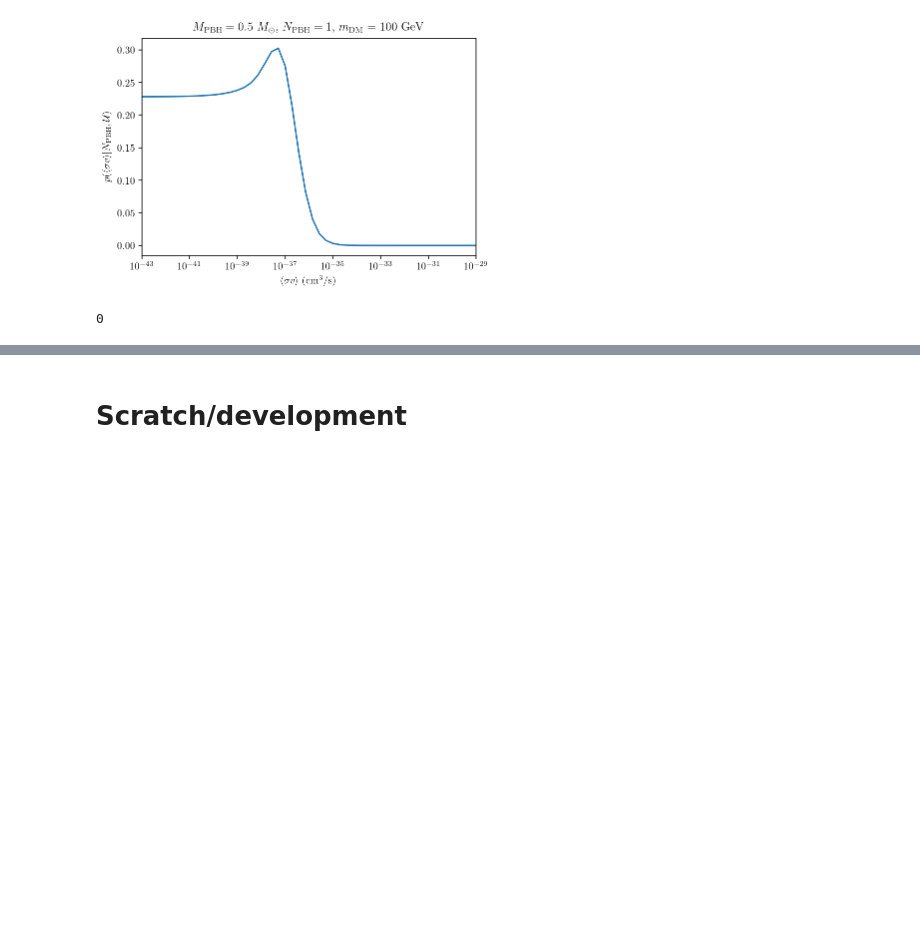
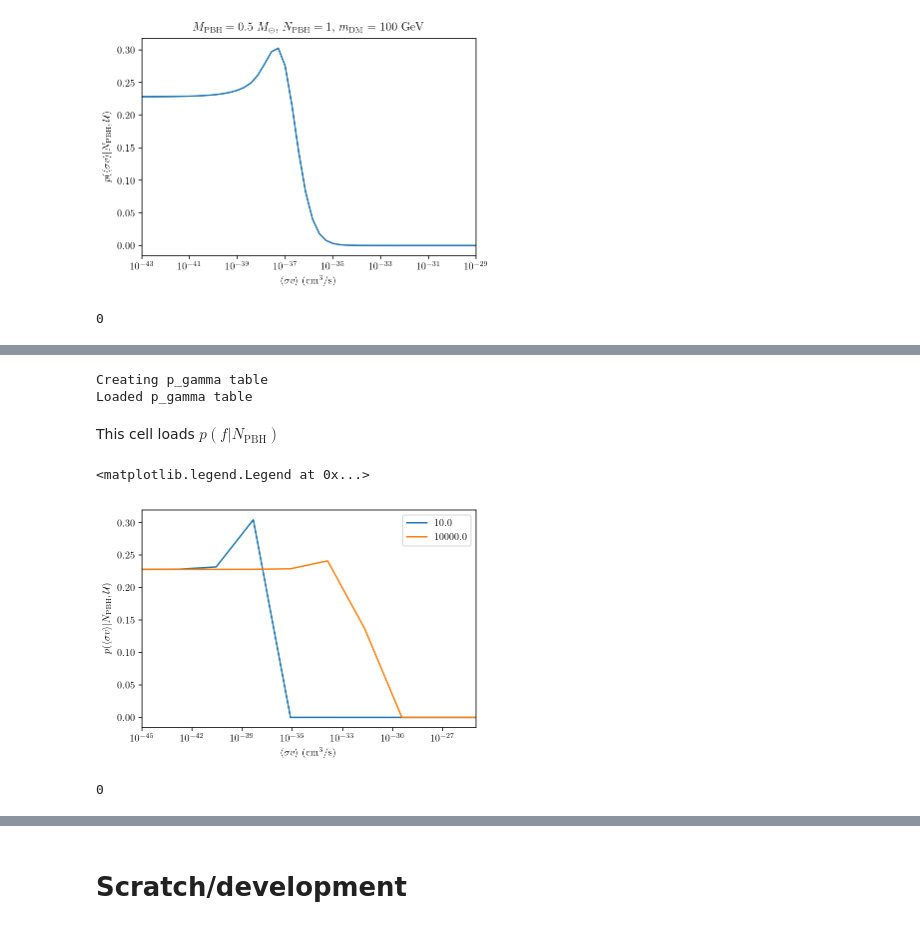
Before and after one commit to adam-coogan/pbhs_vs_wimps, a Jupyter notebook: detecting_dm_with_pbhs_08_feb_2019.ipynb, the cells around one changed output, grey strips where cells are left out. Saved outputs shown, nothing was run; the diff lists cells and outputs as text; code cells hidden in the pictures; blank space fills up the shorter version.

Commit message:
Made command line script for calculating the posterior.

```diff
--- a/detecting_dm_with_pbhs_08_feb_2019.ipynb
+++ b/detecting_dm_with_pbhs_08_feb_2019.ipynb
@@ -69,0 +88,15 @@ os.system("say 'Did it!'")
+# %%
+m_pbh = 0.2
+n_pbh = 10  # number of detected PBHs
+
+print("Creating p_gamma table")
+m_dms = np.logspace(1, 4, 2)
+svs = np.logspace(-45, -25, 10)
+save_p_gamma_table(m_pbh, m_dms, svs, n_samples=100000)
+m_dms, svs, p_gamma = load_p_gamma(m_pbh)
+print("Loaded p_gamma table")
+# %% [output]
+Creating p_gamma table
+Loaded p_gamma table
+# %% [markdown]
+This cell loads $p(f|N_{\mathrm{PBH}})$
@@ -69,0 +110,21 @@ os.system("say 'Did it!'")
+# %%
+m_dms, svs, post_vals = load_posterior(m_pbh, n_pbh)
+# %%
+# Plot results for lowest DM mass
+plt.plot(svs, post_vals[0], label=m_dms[0])
+plt.plot(svs, post_vals[-1], label=m_dms[-1])
+
+plt.xscale("log")
+plt.xlabel(r"$\langle \sigma v \rangle$ (cm$^3$/s)")
+plt.ylabel(r"$p(\langle \sigma v \rangle | N_{\mathrm{PBH}}, \mathcal{U})$")
+# plt.title((r"$M_{\mathrm{PBH}} = %.1f~M_\odot$, $N_{\mathrm{PBH}} = 1$, "
+#            r"$m_{\mathrm{DM}} = %i$ GeV") % (m_pbh, m_dms[0]), fontsize=12)
+plt.xlim(svs[[0, -1]])
+plt.legend()
+# %% [output]
+<matplotlib.legend.Legend at 0x...>
+[figure, added]
+# %%
+os.system("say 'Done'")
+# %% [output]
+0
```
Also changed, not shown: parts of 20 cells of this notebook, 4 other files.
